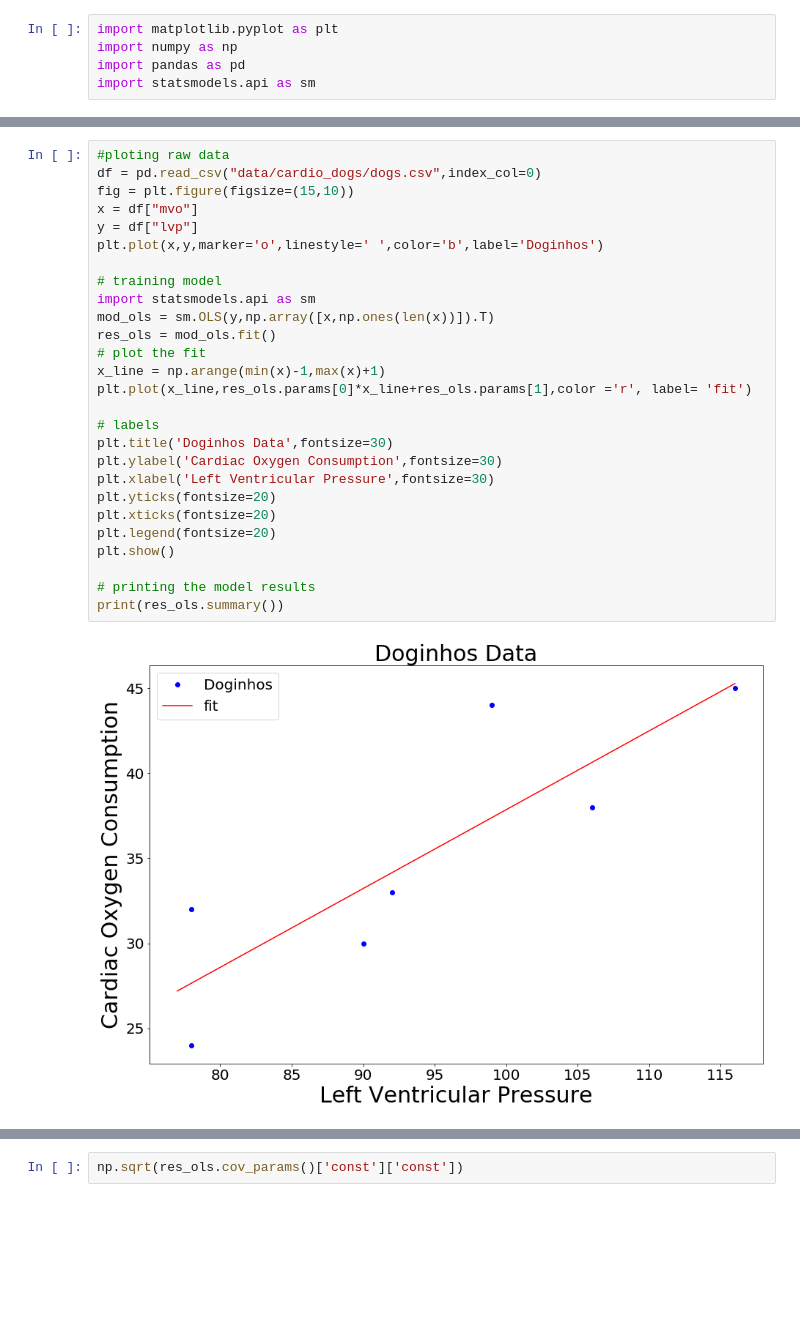
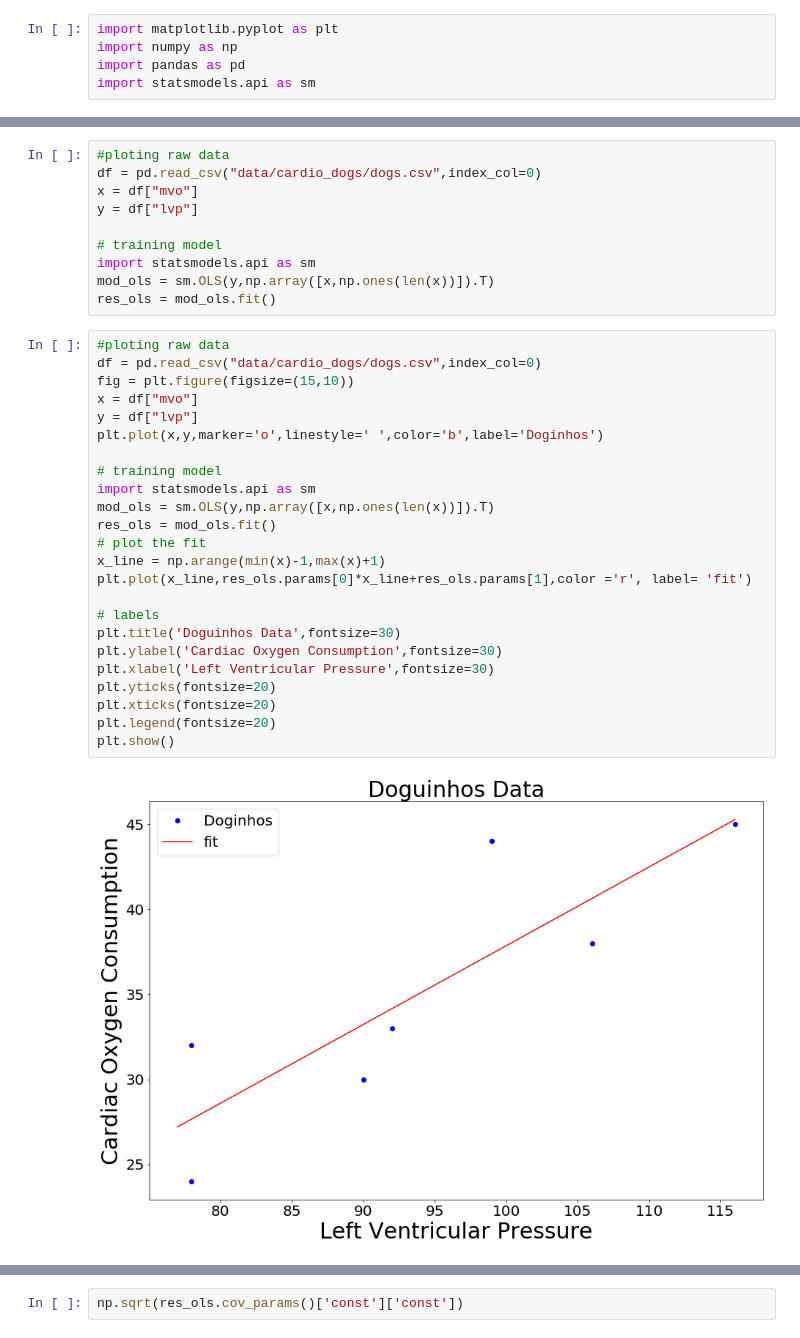
Before and after one commit to leonardoleanodev/lectures, a Jupyter notebook: linear_regression_presentation/presentation_schema.ipynb, the cells around one changed output, grey strips where cells are left out. Cells and saved outputs as stored; diff of their text form; blank space fills up the shorter version.

Commit message:
fix miss typo and retire some data

```diff
--- a/linear_regression_presentation/presentation_schema.ipynb
+++ b/linear_regression_presentation/presentation_schema.ipynb
@@ -122,29 +120,36 @@ df
+# %%
+#ploting raw data
+df = pd.read_csv("data/cardio_dogs/dogs.csv",index_col=0)
+x = df["mvo"]
+y = df["lvp"]
+
+# training model
+import statsmodels.api as sm
+mod_ols = sm.OLS(y,np.array([x,np.ones(len(x))]).T)
+res_ols = mod_ols.fit()
 # %%
 #ploting raw data
 df = pd.read_csv("data/cardio_dogs/dogs.csv",index_col=0)
 fig = plt.figure(figsize=(15,10))
 x = df["mvo"]
 y = df["lvp"]
 plt.plot(x,y,marker='o',linestyle=' ',color='b',label='Doginhos')
 
 # training model
 import statsmodels.api as sm
 mod_ols = sm.OLS(y,np.array([x,np.ones(len(x))]).T)
 res_ols = mod_ols.fit()
 # plot the fit
 x_line = np.arange(min(x)-1,max(x)+1)
 plt.plot(x_line,res_ols.params[0]*x_line+res_ols.params[1],color ='r', label= 'fit')
 
 # labels
-plt.title('Doginhos Data',fontsize=30)
+plt.title('Doguinhos Data',fontsize=30)
 plt.ylabel('Cardiac Oxygen Consumption',fontsize=30)
 plt.xlabel('Left Ventricular Pressure',fontsize=30)
 plt.yticks(fontsize=20)
 plt.xticks(fontsize=20)
 plt.legend(fontsize=20)
 plt.show()
-
-# printing the model results
-print(res_ols.summary())
 # %% [output]
-[figure, old version]
+[figure, new version]
```
Also changed, not shown: parts of 19 cells of this notebook.
